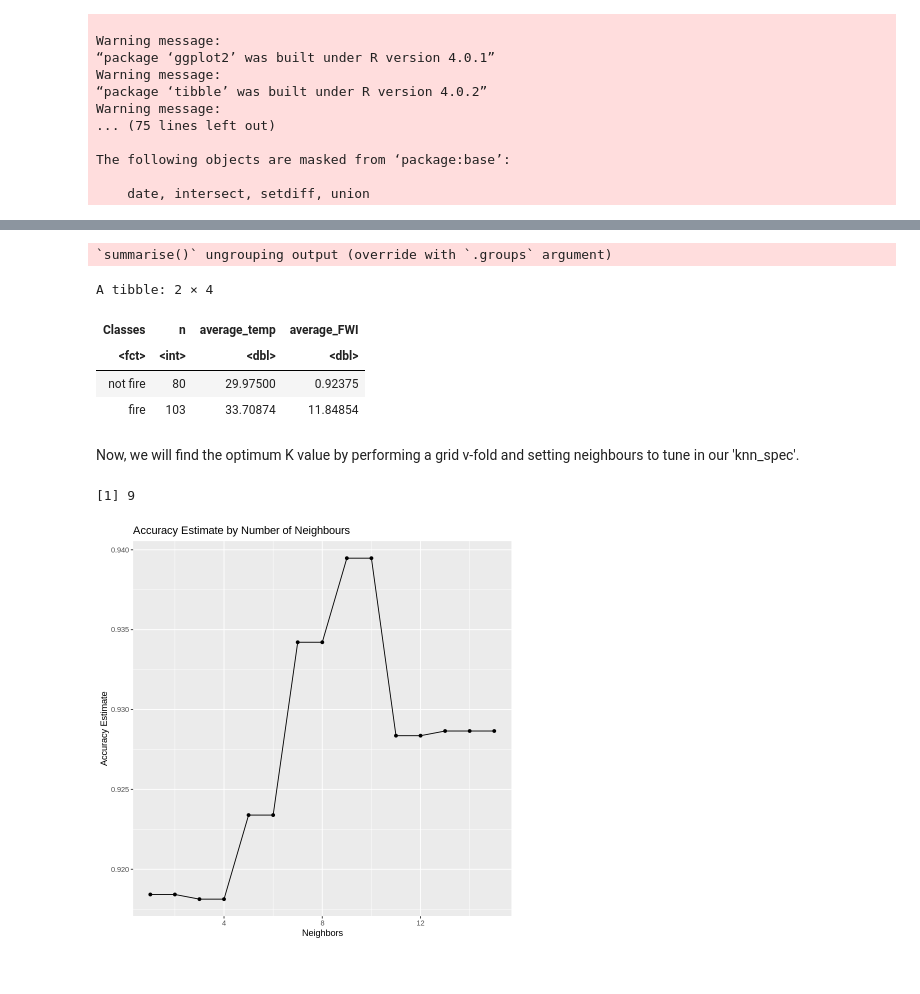
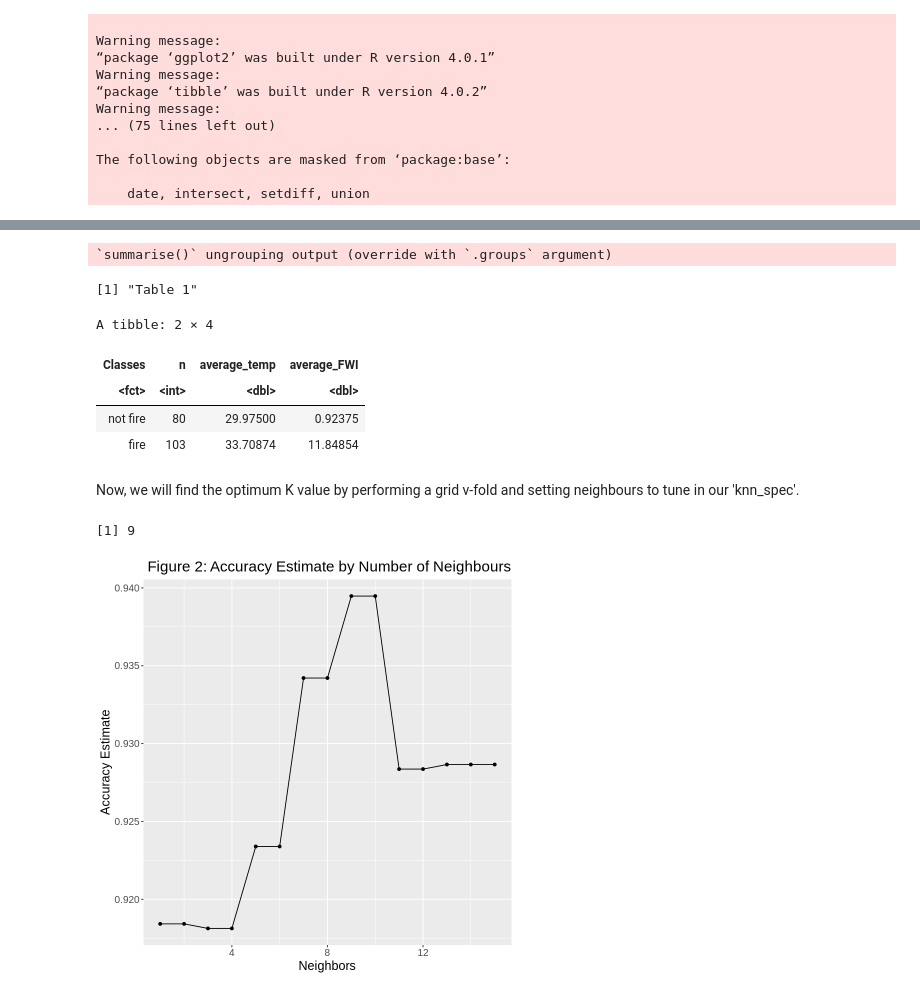
Before and after one commit to purnomoc/dsci100, a Jupyter notebook: forest_fires_report.ipynb, the cells around one changed output, grey strips where cells are left out. Saved outputs shown, nothing was run; the diff lists cells and outputs as text; code cells hidden in the pictures.

```diff
--- a/forest_fires_report.ipynb
+++ b/forest_fires_report.ipynb
@@ -139,10 +148,12 @@ summary_table <- fire_train %>%
         summarize(n = n(),
         average_temp = mean(Temperature),
         average_FWI = mean(FWI))
+print("Table 1")
 summary_table
 # %% [output]
 `summarise()` ungrouping output (override with `.groups` argument)
-A tibble: 2 × 4
+[1] "Table 1"
+A tibble: 2 × 4
 | Classes | n | average_temp | average_FWI |
 | <fct> | <int> | <dbl> | <dbl> |
 | not fire | 80 | 29.97500 | 0.92375 |
@@ -158,35 +169,36 @@ best_knn_spec <- nearest_neighbor(weight_func = "rectangular", neighbors = tune(
     set_mode("classification")
 
 fire_recipe <- recipe(Classes ~ Temperature + FWI, data = fire_train) %>%
     step_scale(all_predictors()) %>%
     step_center(all_predictors())
 
 k_vals <- tibble(neighbors = seq(from = 1, to = 15, by = 1))
 
 knn_results <- workflow() %>%
     add_recipe(fire_recipe) %>%
     add_model(best_knn_spec) %>%
     tune_grid(resamples = fire_vfold, grid = k_vals) %>%
     collect_metrics()
 
 accuracies <- knn_results %>%
     filter(.metric == "accuracy")
 
 accuracy_plot <- ggplot(accuracies, aes(x = neighbors, y = mean)) +
     geom_point() +
     geom_line() +
-    labs (x = "Neighbors", y = "Accuracy Estimate", title = "Accuracy Estimate by Number of Neighbours")
+    labs (x = "Neighbors", y = "Accuracy Estimate", title = " Figure 2: Accuracy Estimate by Number of Neighbours") +
+    theme(text = element_text(size = 15))
 accuracy_plot
 
 best_neighbor <- accuracies %>%
     arrange(desc(mean)) %>%
     slice(1) %>%
     pull(neighbors)
 
 best_neighbor
 # %% [output]
 [1] 9
-[figure, old version]
+[figure, new version]
 # %%
 set.seed(1)
 # testing accuracy
```
Also changed, not shown: parts of 7 cells of this notebook.
